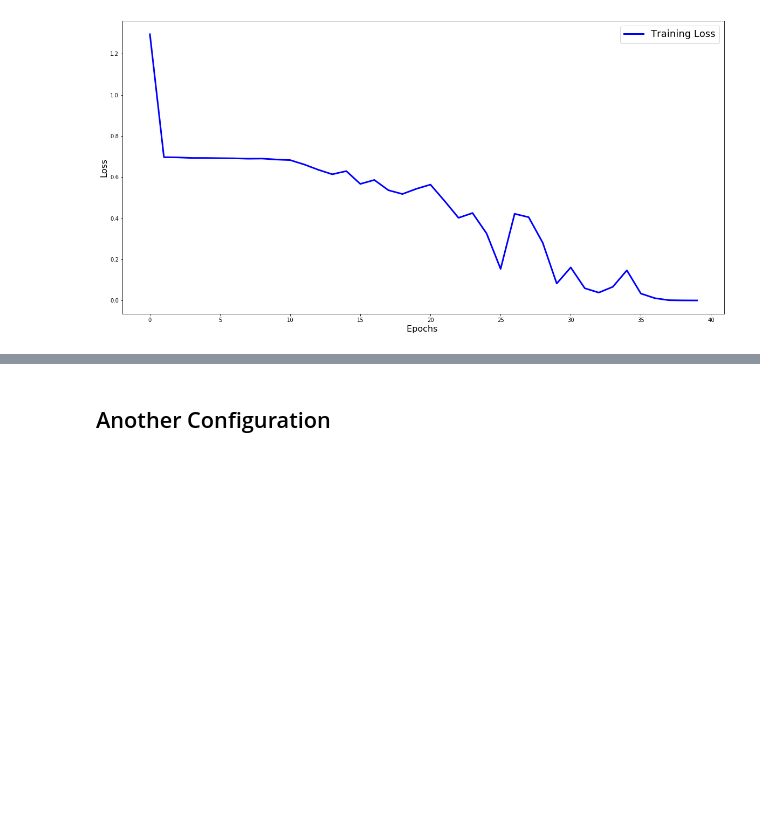
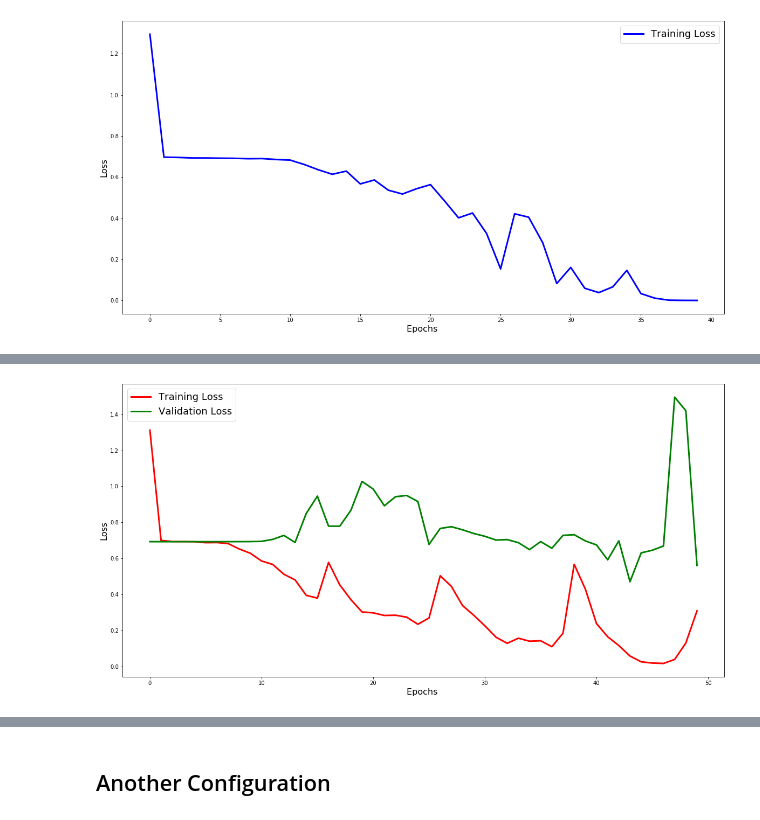
Before and after one commit to Assassinsarms/Classification-of-AF-Onset-from-ECG-data-using-a-1D-Convolutional-Neural-Network-and-Random-Forest, a Jupyter notebook: Aaron_Mir_INM701_Coursework.ipynb, the cells around one changed output, grey strips where cells are left out. Saved outputs shown, nothing was run; the diff lists cells and outputs as text; code cells hidden in the pictures; blank space fills up the shorter version.

```diff
--- a/Aaron_Mir_INM701_Coursework.ipynb
+++ b/Aaron_Mir_INM701_Coursework.ipynb
@@ -395,0 +437,10 @@ plt.show()
+# %%
+plt.figure(figsize=(20, 10))
+plt.plot(history2.history['loss'], 'r', linewidth=3.0, label='Training Loss')
+plt.plot(history2.history['val_loss'], 'g', linewidth=3.0, label='Validation Loss')
+plt.xlabel('Epochs ', fontsize=16)
+plt.ylabel('Loss', fontsize=16)
+plt.legend(fontsize=18)
+plt.show()
+# %% [output]
+[figure, added]
```
Also changed, not shown: parts of 22 cells of this notebook.
